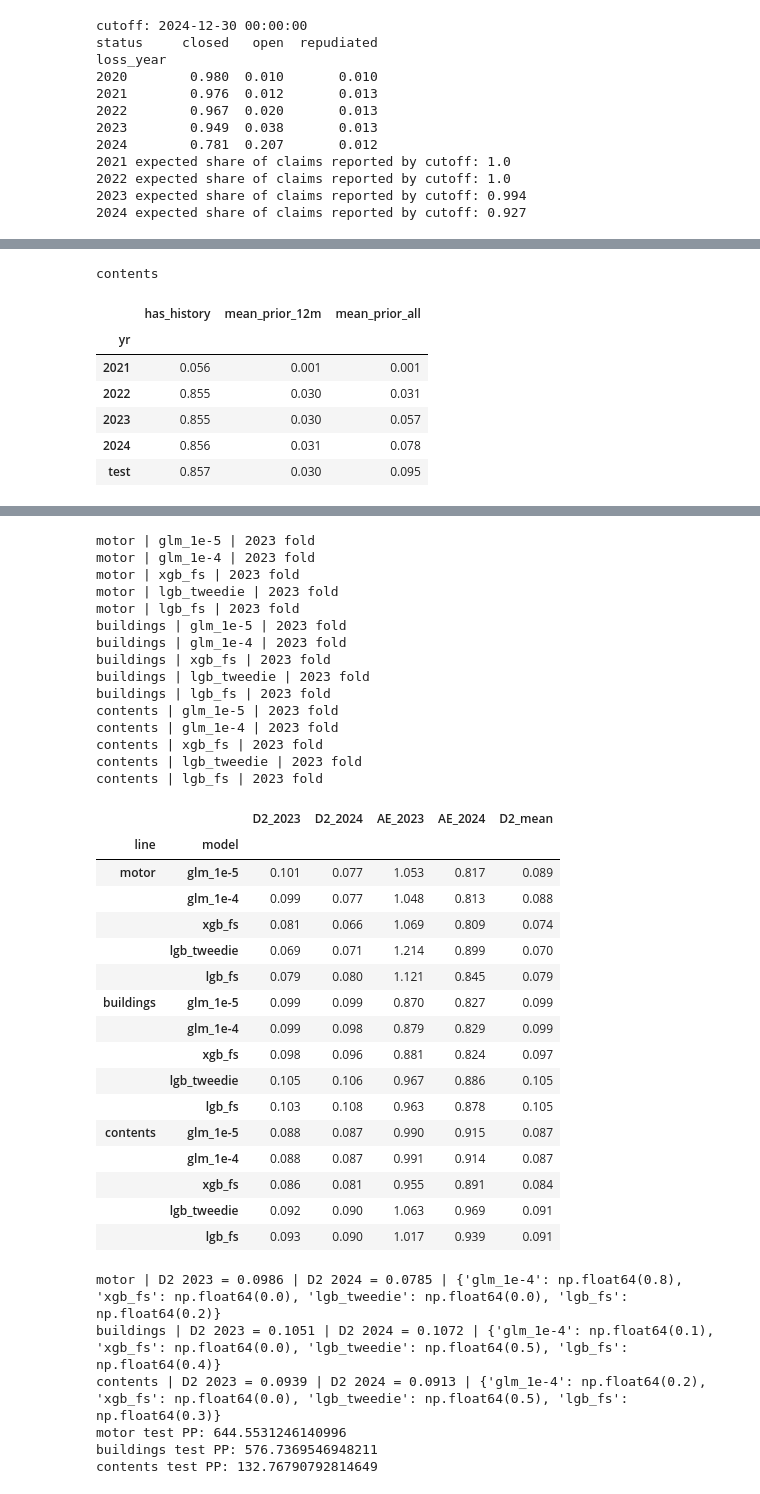
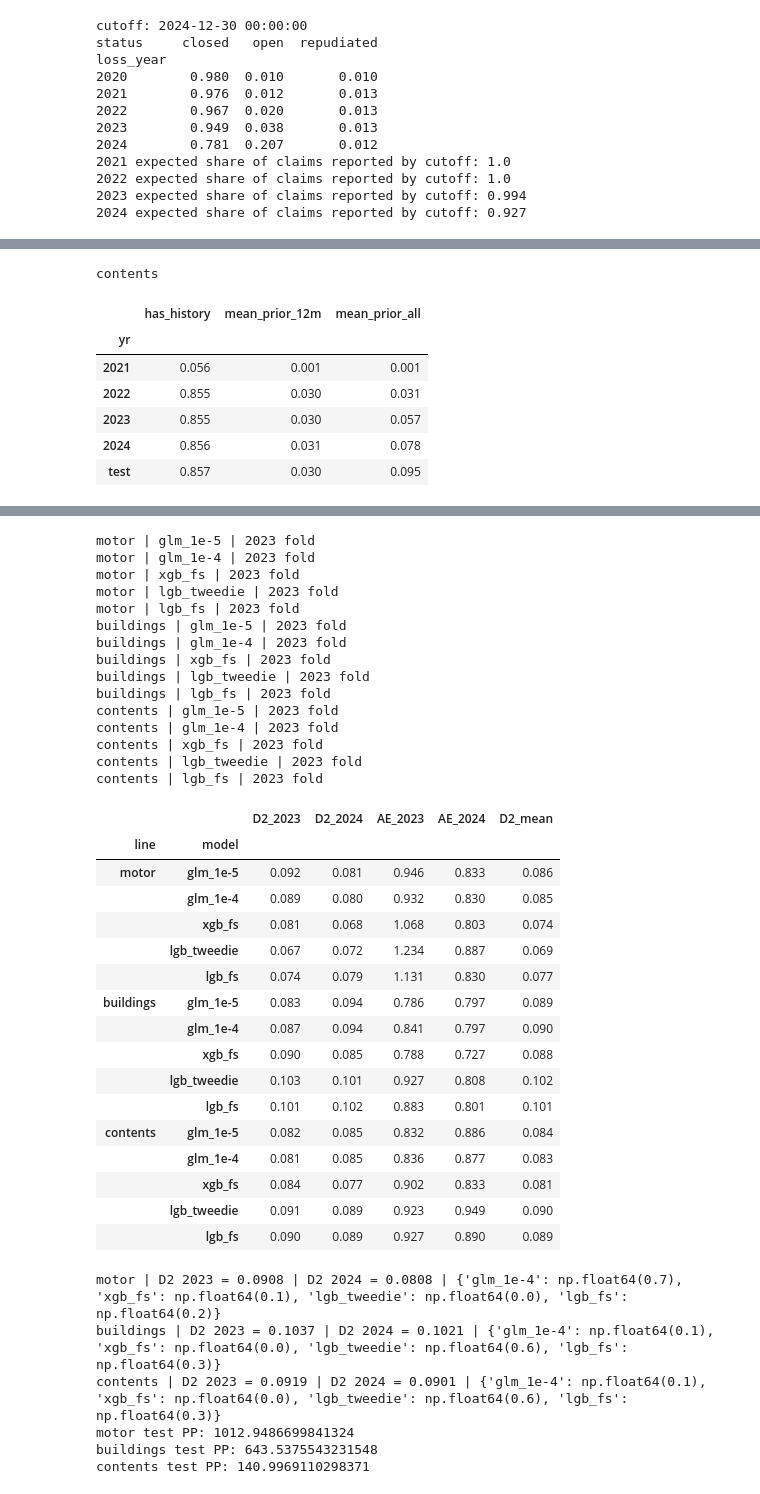
Before and after one commit to sarah-gui/Hackathon2026, a Jupyter notebook: analysis.ipynb, the cells around one changed output, grey strips where cells are left out. Drawn from its saved outputs; the diff is of its cells as text; code cells hidden in the pictures.

```diff
--- a/analysis.ipynb
+++ b/analysis.ipynb
@@ -2283,7 +2283,7 @@ from sklearn.preprocessing import OneHotEncoder, StandardScaler, SplineTransform
 from sklearn.metrics import d2_tweedie_score
 
 HIST_COLS = ["prior_n_12m", "prior_n_36m", "prior_n_all",
-             "n_prior_periods", "prior_exposure", "prior_rate_all", "hist_window_full", "has_history"]
+             "n_prior_periods", "prior_exposure", "prior_rate_all", "hist_window_full"]
 features = {l: [c for c in cols if c not in HIST_COLS] for l, cols in features.items()}  # idempotent reruns
 
 # Junk / identifier-like columns (re-add one group at a time with the gate to test)
@@ -2326,7 +2326,7 @@ for l in LINES:
 
 # %% [1b] Claim-history features, strictly "as known at period start" -------------
 HIST_COLS = ["prior_n_12m", "prior_n_36m", "prior_n_all",
-             "n_prior_periods", "prior_exposure", "prior_rate_all", "hist_window_full", "has_history"]
+             "n_prior_periods", "prior_exposure", "prior_rate_all", "hist_window_full"]
 
 cl = claims.loc[claims["status"] != "repudiated", ["policy_id", "line", "loss_date", "report_date"]].copy()
 cl["loss_date"] = pd.to_datetime(cl["loss_date"])
@@ -2360,7 +2360,6 @@ for l in LINES:
     h["prior_n_12m"] = n_12.reindex(h.index).fillna(0)
     h["prior_n_36m"] = n_36.reindex(h.index).fillna(0)
     h["prior_rate_all"] = np.where(h["prior_exposure"] > 0, h["prior_n_all"] / h["prior_exposure"], np.nan)
-    h["has_history"] = (h["n_prior_periods"] > 0).astype(int)
     h["hist_window_full"] = (r.set_index("row_id")["period_start"].dt.year > 2021).astype(int)
     H[l] = h
 
@@ -2372,7 +2371,7 @@ for d in (train, train_split, valid_split, test):
 HIST_USE = ["prior_n_12m", "prior_rate_all", "has_history", "hist_window_full"]
 
 for l in LINES:
-    features[l] = [c for c in features[l] if c not in HIST_COLS] + HIST_USE
+    features[l] = [c for c in features[l] if c not in HIST_COLS] + HIST_COLS
 
 # --- sanity: the distribution must look alike in train years and in test ---
 for l in LINES:
@@ -2690,7 +2689,7 @@ sample = datasets["sample_submission"][["row_id"]]
 assert submission["row_id"].is_unique and set(submission["row_id"]) == set(sample["row_id"])
 submission = sample.merge(submission, on="row_id", how="left", validate="one_to_one")
 assert np.isfinite(submission["prediction"]).all() and (submission["prediction"] >= 0).all()
-submission.to_csv("submission_blend_v4.csv", index=False)
+submission.to_csv("submission_blend_full_history2.csv", index=False)
 # %% [output]
 motor
 |  | has_history | mean_prior_12m | mean_prior_all |
@@ -2751,38 +2750,38 @@ contents | lgb_fs
 motor | glm_1e-5 | 2023 fold
 motor | glm_1e-4 | 2023 fold
 motor | xgb_fs | 2023 fold
 motor | lgb_tweedie | 2023 fold
 motor | lgb_fs | 2023 fold
 buildings | glm_1e-5 | 2023 fold
 buildings | glm_1e-4 | 2023 fold
 buildings | xgb_fs | 2023 fold
 buildings | lgb_tweedie | 2023 fold
 buildings | lgb_fs | 2023 fold
 contents | glm_1e-5 | 2023 fold
 contents | glm_1e-4 | 2023 fold
 contents | xgb_fs | 2023 fold
 contents | lgb_tweedie | 2023 fold
 contents | lgb_fs | 2023 fold
 |  |  | D2_2023 | D2_2024 | AE_2023 | AE_2024 | D2_mean |
 | line | model |  |  |  |  |  |
-| motor | glm_1e-5 | 0.101 | 0.077 | 1.053 | 0.817 | 0.089 |
-|  | glm_1e-4 | 0.099 | 0.077 | 1.048 | 0.813 | 0.088 |
-|  | xgb_fs | 0.081 | 0.066 | 1.069 | 0.809 | 0.074 |
-|  | lgb_tweedie | 0.069 | 0.071 | 1.214 | 0.899 | 0.070 |
-|  | lgb_fs | 0.079 | 0.080 | 1.121 | 0.845 | 0.079 |
-| buildings | glm_1e-5 | 0.099 | 0.099 | 0.870 | 0.827 | 0.099 |
-|  | glm_1e-4 | 0.099 | 0.098 | 0.879 | 0.829 | 0.099 |
-|  | xgb_fs | 0.098 | 0.096 | 0.881 | 0.824 | 0.097 |
-|  | lgb_tweedie | 0.105 | 0.106 | 0.967 | 0.886 | 0.105 |
-|  | lgb_fs | 0.103 | 0.108 | 0.963 | 0.878 | 0.105 |
-| contents | glm_1e-5 | 0.088 | 0.087 | 0.990 | 0.915 | 0.087 |
-|  | glm_1e-4 | 0.088 | 0.087 | 0.991 | 0.914 | 0.087 |
-|  | xgb_fs | 0.086 | 0.081 | 0.955 | 0.891 | 0.084 |
-|  | lgb_tweedie | 0.092 | 0.090 | 1.063 | 0.969 | 0.091 |
-|  | lgb_fs | 0.093 | 0.090 | 1.017 | 0.939 | 0.091 |
+| motor | glm_1e-5 | 0.092 | 0.081 | 0.946 | 0.833 | 0.086 |
+|  | glm_1e-4 | 0.089 | 0.080 | 0.932 | 0.830 | 0.085 |
+|  | xgb_fs | 0.081 | 0.068 | 1.068 | 0.803 | 0.074 |
+|  | lgb_tweedie | 0.067 | 0.072 | 1.234 | 0.887 | 0.069 |
+|  | lgb_fs | 0.074 | 0.079 | 1.131 | 0.830 | 0.077 |
+| buildings | glm_1e-5 | 0.083 | 0.094 | 0.786 | 0.797 | 0.089 |
+|  | glm_1e-4 | 0.087 | 0.094 | 0.841 | 0.797 | 0.090 |
+|  | xgb_fs | 0.090 | 0.085 | 0.788 | 0.727 | 0.088 |
+|  | lgb_tweedie | 0.103 | 0.101 | 0.927 | 0.808 | 0.102 |
+|  | lgb_fs | 0.101 | 0.102 | 0.883 | 0.801 | 0.101 |
+| contents | glm_1e-5 | 0.082 | 0.085 | 0.832 | 0.886 | 0.084 |
+|  | glm_1e-4 | 0.081 | 0.085 | 0.836 | 0.877 | 0.083 |
+|  | xgb_fs | 0.084 | 0.077 | 0.902 | 0.833 | 0.081 |
+|  | lgb_tweedie | 0.091 | 0.089 | 0.923 | 0.949 | 0.090 |
+|  | lgb_fs | 0.090 | 0.089 | 0.927 | 0.890 | 0.089 |
-motor | D2 2023 = 0.0986 | D2 2024 = 0.0785 | {'glm_1e-4': np.float64(0.8), 'xgb_fs': np.float64(0.0), 'lgb_tweedie': np.float64(0.0), 'lgb_fs': np.float64(0.2)}
-buildings | D2 2023 = 0.1051 | D2 2024 = 0.1072 | {'glm_1e-4': np.float64(0.1), 'xgb_fs': np.float64(0.0), 'lgb_tweedie': np.float64(0.5), 'lgb_fs': np.float64(0.4)}
-contents | D2 2023 = 0.0939 | D2 2024 = 0.0913 | {'glm_1e-4': np.float64(0.2), 'xgb_fs': np.float64(0.0), 'lgb_tweedie': np.float64(0.5), 'lgb_fs': np.float64(0.3)}
-motor test PP: 644.5531246140996
-buildings test PP: 576.7369546948211
-contents test PP: 132.76790792814649
+motor | D2 2023 = 0.0908 | D2 2024 = 0.0808 | {'glm_1e-4': np.float64(0.7), 'xgb_fs': np.float64(0.1), 'lgb_tweedie': np.float64(0.0), 'lgb_fs': np.float64(0.2)}
+buildings | D2 2023 = 0.1037 | D2 2024 = 0.1021 | {'glm_1e-4': np.float64(0.1), 'xgb_fs': np.float64(0.0), 'lgb_tweedie': np.float64(0.6), 'lgb_fs': np.float64(0.3)}
+contents | D2 2023 = 0.0919 | D2 2024 = 0.0901 | {'glm_1e-4': np.float64(0.1), 'xgb_fs': np.float64(0.0), 'lgb_tweedie': np.float64(0.6), 'lgb_fs': np.float64(0.3)}
+motor test PP: 1012.9486699841324
+buildings test PP: 643.5375543231548
+contents test PP: 140.9969110298371
```
Also changed, not shown: parts of 6 cells of this notebook, 1 other file.
